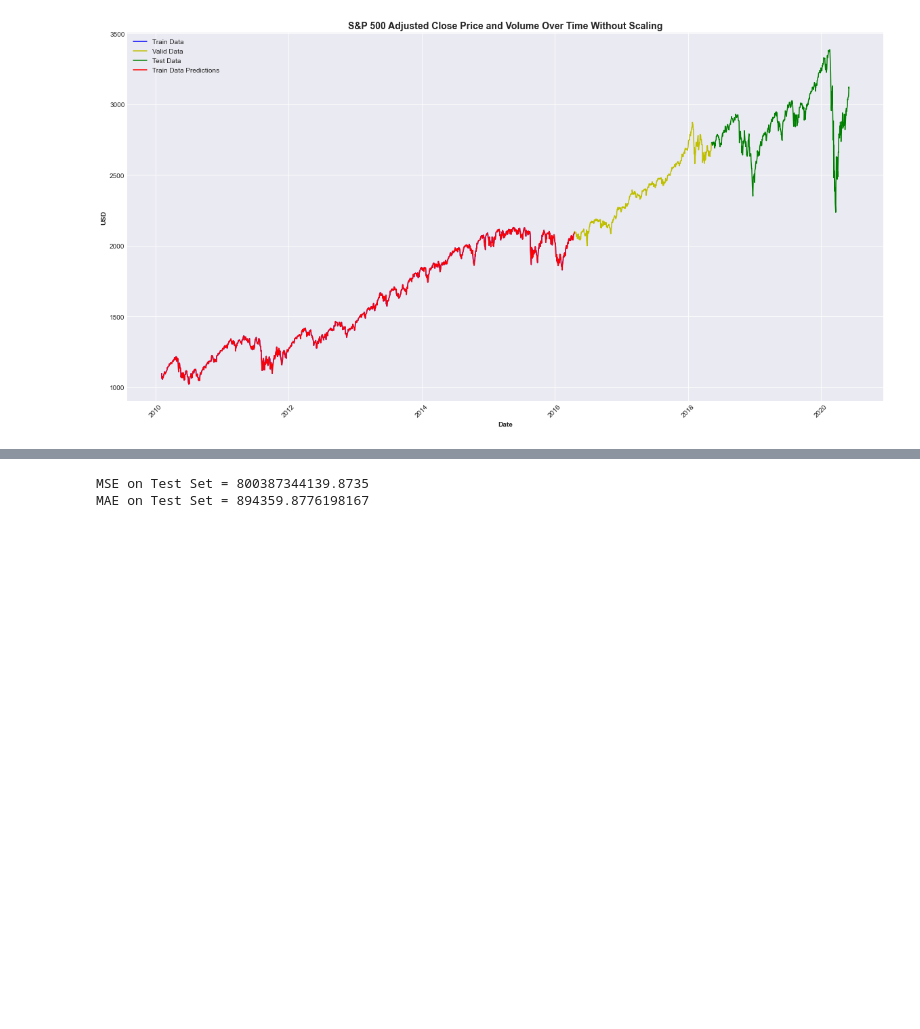
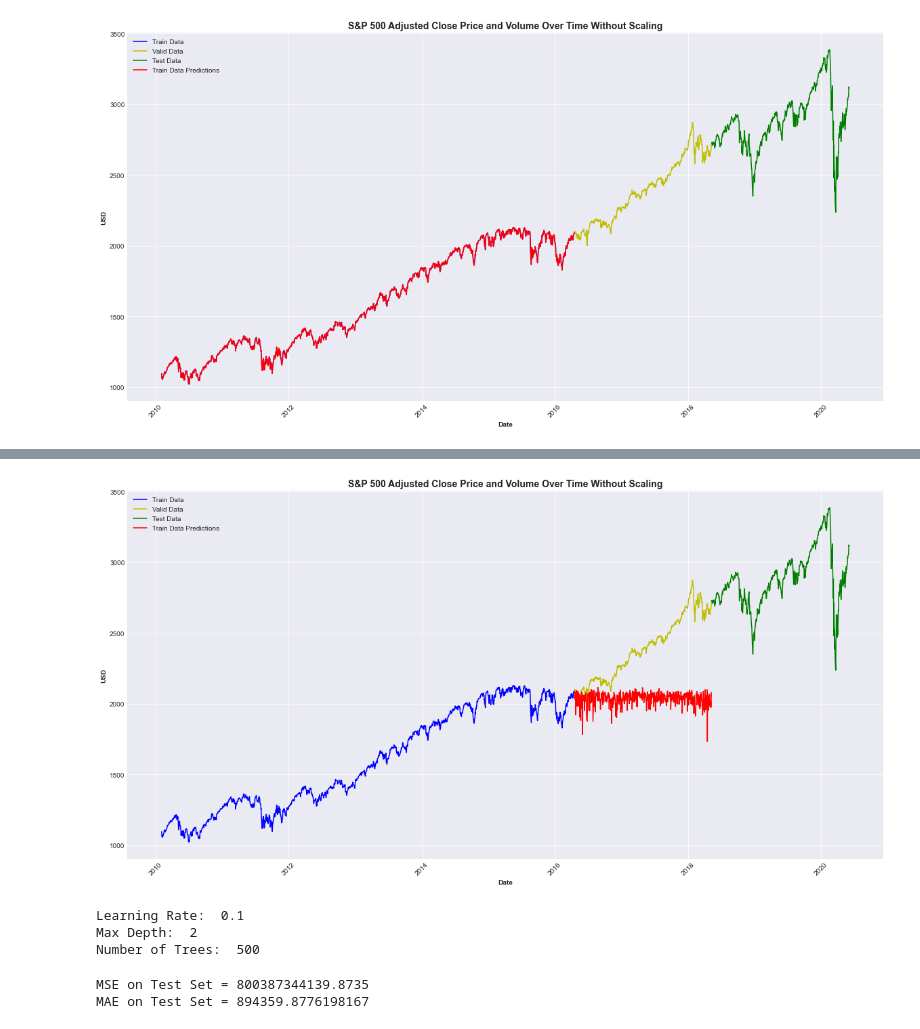
Before and after one commit to aakula7/Deep-Learning-Trading-Algorithm, a Jupyter notebook: (AUTO) XGBoost Predicting S&P 500 Index.ipynb, the cells around one changed output, grey strips where cells are left out. Cells and saved outputs as stored; diff of their text form; code cells hidden in the pictures; blank space fills up the shorter version.

```diff
--- a/(AUTO) XGBoost Predicting S&P 500 Index.ipynb
+++ b/(AUTO) XGBoost Predicting S&P 500 Index.ipynb
@@ -424,0 +453,43 @@ Number of Trees:  500
+# %%
+rcParams['figure.figsize'] = 20, 10
+
+plt.figure()
+
+plt.plot(train['Date'], train['GSPC'], 'b-')
+plt.plot(valid['Date'], valid['GSPC'], 'y-')
+plt.plot(test['Date'], test['GSPC'], 'g-')
+plt.plot(valid['Date'], predict_valid, 'r-')
+plt.legend(['Train Data', 'Valid Data', 'Test Data', 'Train Data Predictions'])
+plt.xlabel('Date', fontweight = 'bold')
+plt.xticks(rotation = 45)
+plt.ylabel('USD', fontweight = 'bold')
+plt.title('S&P 500 Adjusted Close Price and Volume Over Time Without Scaling', fontsize = 14, fontweight = 'bold')
+plt.grid(True)
+
+plt.show()
+# %% [output]
+[figure, added]
+# %%
+# Create parameter grid
+
+param_grid = {
+    "learning_rate": [0.05, 0.075, 0.1, 0.2, 0.3, 0.4],
+    "max_depth": [1, 2, 3, 4, 5, 6, 7],
+    "reg_lambda": [1, 1.5, 2, 3, 4.5],
+    "min_child_weight": [1, 3, 5, 7],
+    "n_estimators": [50, 100, 200, 300, 400, 500, 1000]
+}
+
+kfold = KFold(n_splits = 10)
+
+
+# Create RandomizedSearchCV Object
+xgb_rscv = GridSearchCV(estimator = XGBmodel, param_grid = param_grid,
+                          cv = kfold, n_jobs = -1, verbose = 2, return_train_score=True)
+
+# Fit the model
+model_xgboost = xgb_rscv.fit(X_valid_scaled, y_valid)
+# %% [output]
+Learning Rate:  0.1
+Max Depth:  2
+Number of Trees:  500
```
Also changed, not shown: parts of 10 cells of this notebook, 2 other files.
